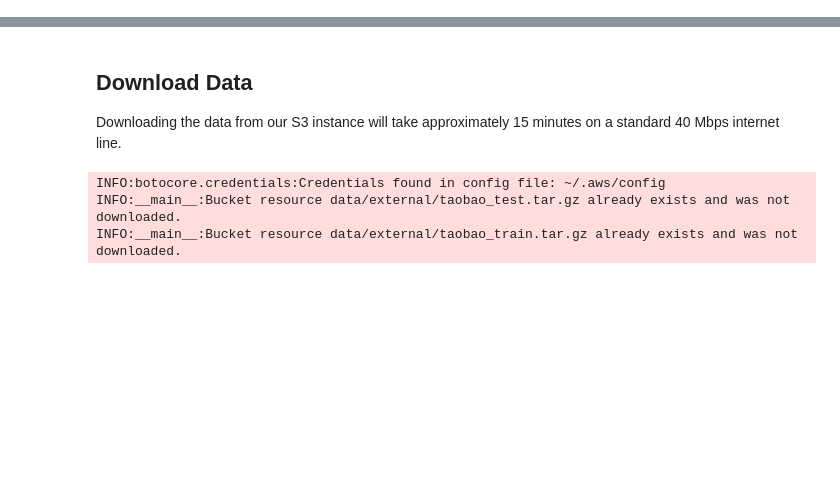
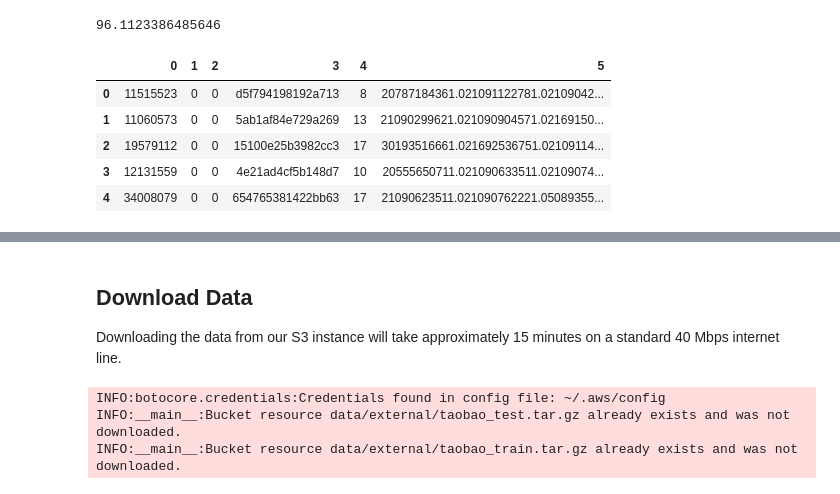
Before and after one commit to john-james-ai/DeepCVR, a Jupyter notebook: jbook/2_data/2_data_acquisition.ipynb, the cells around one changed output, grey strips where cells are left out. Cells and saved outputs as stored; diff of their text form; code cells hidden in the pictures; blank space fills up the shorter version.

```diff
--- a/jbook/2_data/2_data_acquisition.ipynb
+++ b/jbook/2_data/2_data_acquisition.ipynb
@@ -1,3 +298,18 @@
+# %%
+impressions = "data/archive/production/raw/sample_skeleton_train.csv"
+df = pd.read_csv(impressions, header=None, index_col=None)
+df.loc[(df[1]==0) & (df[2]==0)].shape[0] / df.shape[0] * 100
+# %% [output]
+96.1123386485646
+# %%
+df.head()
+# %% [output]
+|  | 0 | 1 | 2 | 3 | 4 | 5 |
+| 0 | 11515523 | 0 | 0 | d5f794198192a713 | 8 | 20787184361.021091122781.02109042... |
+| 1 | 11060573 | 0 | 0 | 5ab1af84e729a269 | 13 | 21090299621.021090904571.02169150... |
+| 2 | 19579112 | 0 | 0 | 15100e25b3982cc3 | 17 | 30193516661.021692536751.02109114... |
+| 3 | 12131559 | 0 | 0 | 4e21ad4cf5b148d7 | 10 | 20555650711.021090633511.02109074... |
+| 4 | 34008079 | 0 | 0 | 654765381422bb63 | 17 | 21090623511.021090762221.05089355... |
 # %% [markdown]
 (section_22_data_acquisition)=
 # Data Acquisition
```
Also changed, not shown: parts of 8 cells of this notebook, 18 other files.
